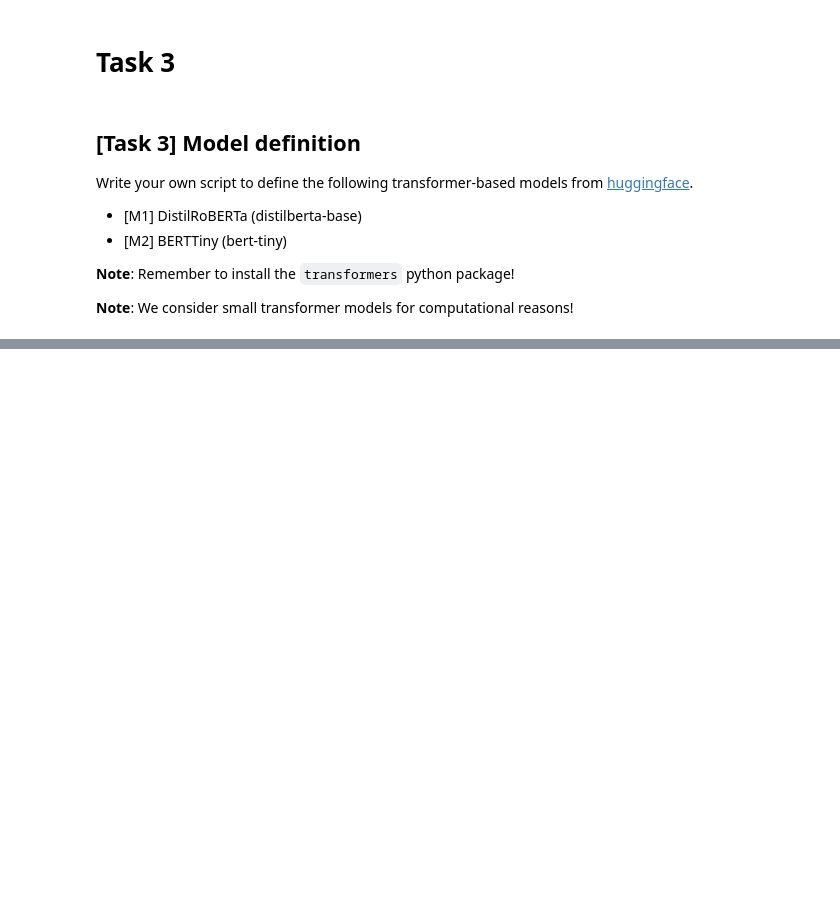
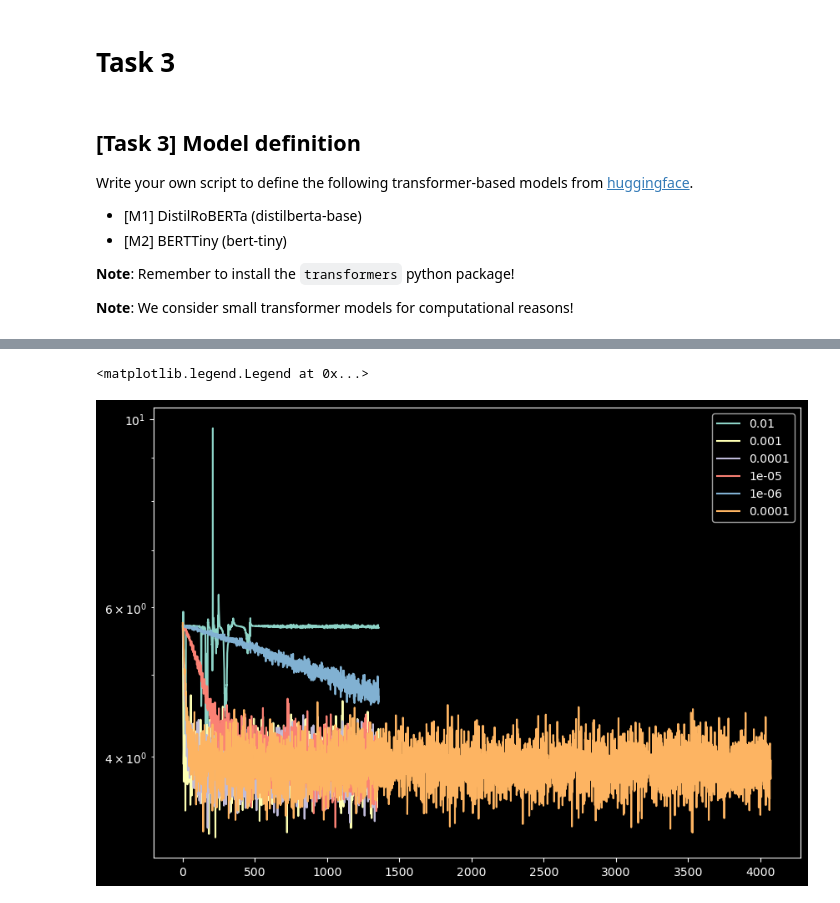
Before and after one commit to RiccardoSpolaor/Question-Answering, a Jupyter notebook: span extractor.ipynb, the cells around one changed output, grey strips where cells are left out. Cells and saved outputs as stored; diff of their text form; code cells hidden in the pictures; blank space fills up the shorter version.

```diff
--- a/span extractor.ipynb
+++ b/span extractor.ipynb
@@ -218,4 +220,17 @@ class MakeIter(object):
         self.kwargs = kwargs
     def __iter__(self):
         return self.generator_func(**self.kwargs)
+# %%
+def encode(tokenizer,questions, passages, max_length=100, stride=50):
+        return tokenizer(
+            questions,
+            passages,
+            max_length=max_length,
+            truncation="only_second",
+            stride=50,
+            return_overflowing_tokens=True,
+            return_offsets_mapping=True,
+            padding="max_length",
+            return_tensors="pt"
+        )
 # %%
@@ -292,2 +295,0 @@ def train(model, tokenizer):
-# %%
-train(M2,T2)
@@ -297,0 +296,9 @@ Finished Training
+# %%
+R=[]    # save history of the runs
+# %%
+LR=[1e-4]  # lr to test         [1e-2,1e-3,1e-4,1e-5]
+
+for lr in LR:
+    M2 = AutoModelForQuestionAnswering.from_pretrained(model_name)
+    H=train(M2,T2,epochs=3,learning_rate=lr)
+    R.append([H,lr])
@@ -297,0 +314,9 @@ Finished Training
+# %%
+plt.figure(figsize=(10,7))
+for r in R:
+    plt.plot(r[0])
+plt.yscale('log')
+plt.legend([r[1] for r in R])
+# %% [output]
+<matplotlib.legend.Legend at 0x...>
+[figure, added]
```
Also changed, not shown: parts of 7 cells of this notebook.
